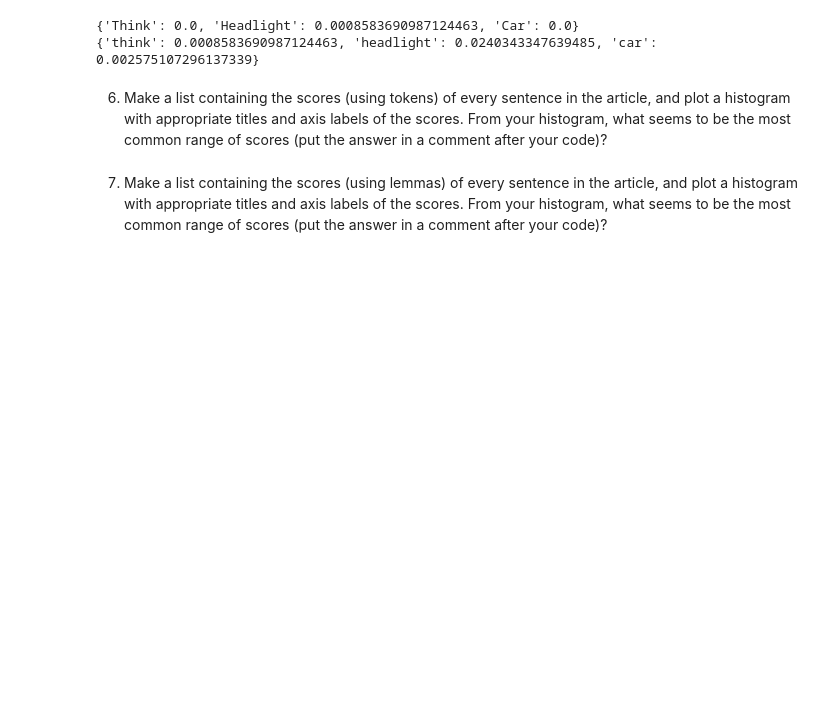
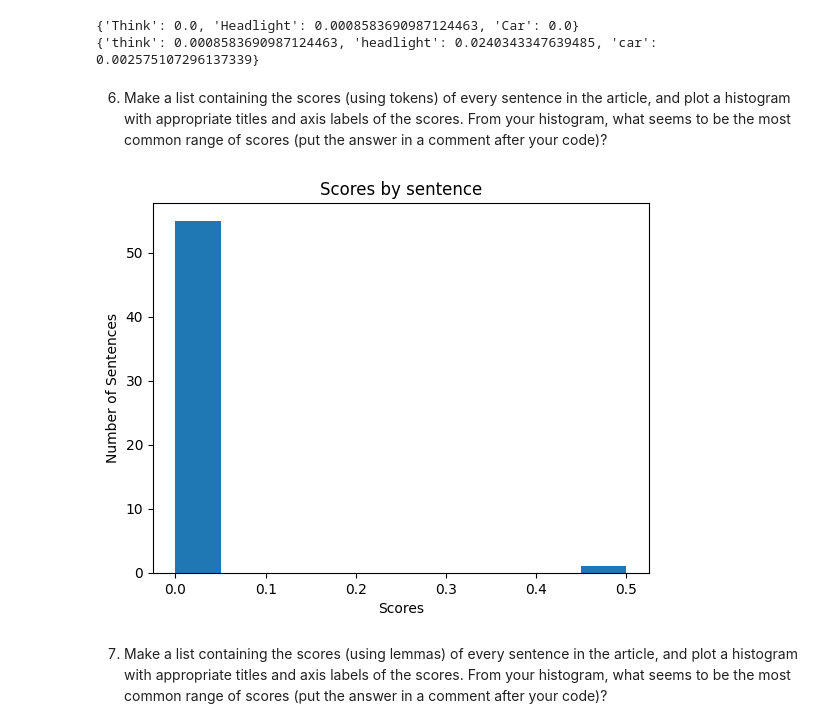
Before and after one commit to crsellinger/web-scraping, a Jupyter notebook: web-scraping.ipynb, the cells around one changed output. Drawn from its saved outputs; the diff is of its cells as text; code cells hidden in the pictures; blank space fills up the shorter version.

```diff
--- a/web-scraping.ipynb
+++ b/web-scraping.ipynb
@@ -248,5 +247,31 @@ print(score_sentence_by_lemma(article, ["Think", "Headlight", "Car"]))
 {'think': 0.0008583690987124463, 'headlight': 0.0240343347639485, 'car': 0.002575107296137339}
 # %% [markdown]
 6. Make a list containing the scores (using tokens) of every sentence in the article, and plot a histogram with appropriate titles and axis labels of the scores. From your histogram, what seems to be the most common range of scores (put the answer in a comment after your code)?
+# %%
+# Doc from question 3
+sentences = list(doc.sents)
+tokens_to_look_for = ['Think','Headlights','Car']
+list_of_scores = []
+for s in sentences:
+    # Sentences
+    sent_str = str(s).replace('\n','').replace('  ',' ')
+    # Score sentences
+    scores = score_sentence_by_token(sent_str, tokens_to_look_for)
+    # print(f"Sentence {c}: {sum(scores.values())}")
+    list_of_scores.append(sum(scores.values()))
+# print(list_of_scores)
+# Histogram (x-axis is scores and y-axis is # of sents)
+plt.hist(list_of_scores)
+plt.title("Scores by sentence")
+plt.xlabel("Scores")
+plt.ylabel("Number of Sentences")
+plt.show()
+
+###################################################
+# Most common scores seem to be between 0 and 0.05
+# Not very high
+###################################################
+# %% [output]
+[figure, added]
 # %% [markdown]
 7. Make a list containing the scores (using lemmas) of every sentence in the article, and plot a histogram with appropriate titles and axis labels of the scores.  From your histogram, what seems to be the most common range of scores (put the answer in a comment after your code)?
```
Also changed, not shown: parts of 2 cells of this notebook, 1 other file.
